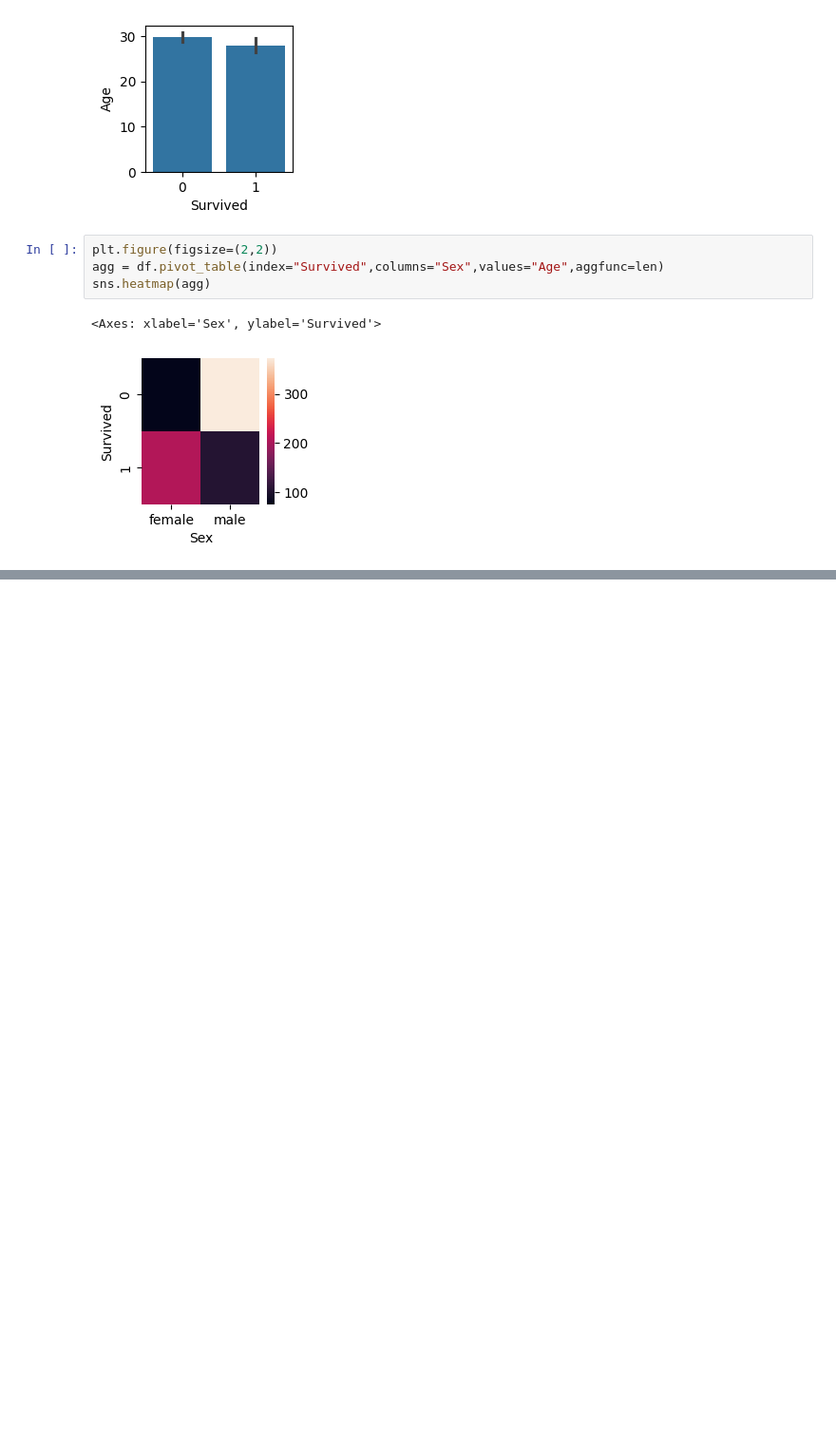
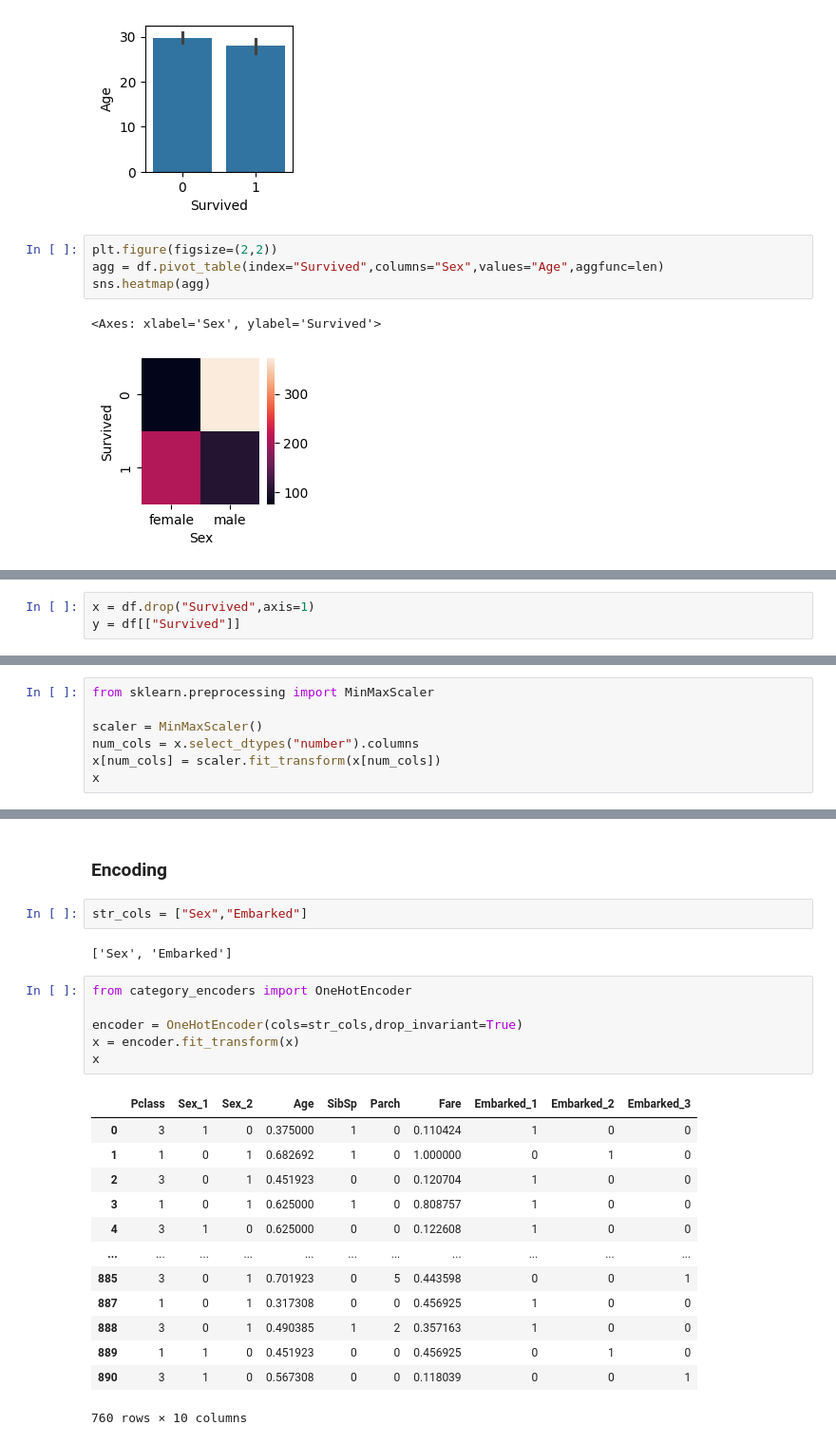
Before and after one commit to Randa458/Depi_AIS2_G3_ml, a Jupyter notebook: src/Preprocessing_Data/Session3/Code/Taitanic.ipynb, the cells around one changed output, grey strips where cells are left out. Shown at 95% size. Drawn from its saved outputs; the diff is of its cells as text; blank space fills up the shorter version.

```diff
--- a/src/Preprocessing_Data/Session3/Code/Taitanic.ipynb
+++ b/src/Preprocessing_Data/Session3/Code/Taitanic.ipynb
@@ -242,0 +245,3 @@ sns.heatmap(agg)
+# %%
+x = df.drop("Survived",axis=1)
+y = df[["Survived"]]
@@ -242,0 +259,7 @@ sns.heatmap(agg)
+# %%
+from sklearn.preprocessing import MinMaxScaler
+
+scaler = MinMaxScaler()
+num_cols = x.select_dtypes("number").columns
+x[num_cols] = scaler.fit_transform(x[num_cols])
+x
@@ -242,0 +280,26 @@ sns.heatmap(agg)
+# %% [markdown]
+### Encoding
+# %%
+str_cols = ["Sex","Embarked"]
+# %% [output]
+['Sex', 'Embarked']
+# %%
+from category_encoders import OneHotEncoder
+
+encoder = OneHotEncoder(cols=str_cols,drop_invariant=True)
+x = encoder.fit_transform(x)
+x
+# %% [output]
+|  | Pclass | Sex_1 | Sex_2 | Age | SibSp | Parch | Fare | Embarked_1 | Embarked_2 | Embarked_3 |
+| 0 | 3 | 1 | 0 | 0.375000 | 1 | 0 | 0.110424 | 1 | 0 | 0 |
+| 1 | 1 | 0 | 1 | 0.682692 | 1 | 0 | 1.000000 | 0 | 1 | 0 |
+| 2 | 3 | 0 | 1 | 0.451923 | 0 | 0 | 0.120704 | 1 | 0 | 0 |
+| 3 | 1 | 0 | 1 | 0.625000 | 1 | 0 | 0.808757 | 1 | 0 | 0 |
+| 4 | 3 | 1 | 0 | 0.625000 | 0 | 0 | 0.122608 | 1 | 0 | 0 |
+| ... | ... | ... | ... | ... | ... | ... | ... | ... | ... | ... |
+| 885 | 3 | 0 | 1 | 0.701923 | 0 | 5 | 0.443598 | 0 | 0 | 1 |
+| 887 | 1 | 0 | 1 | 0.317308 | 0 | 0 | 0.456925 | 1 | 0 | 0 |
+| 888 | 3 | 0 | 1 | 0.490385 | 1 | 2 | 0.357163 | 1 | 0 | 0 |
+| 889 | 1 | 1 | 0 | 0.451923 | 0 | 0 | 0.456925 | 0 | 1 | 0 |
+| 890 | 3 | 1 | 0 | 0.567308 | 0 | 0 | 0.118039 | 0 | 0 | 1 |
+760 rows × 10 columns
```
Also changed, not shown: parts of 5 cells of this notebook, 7 other files.
